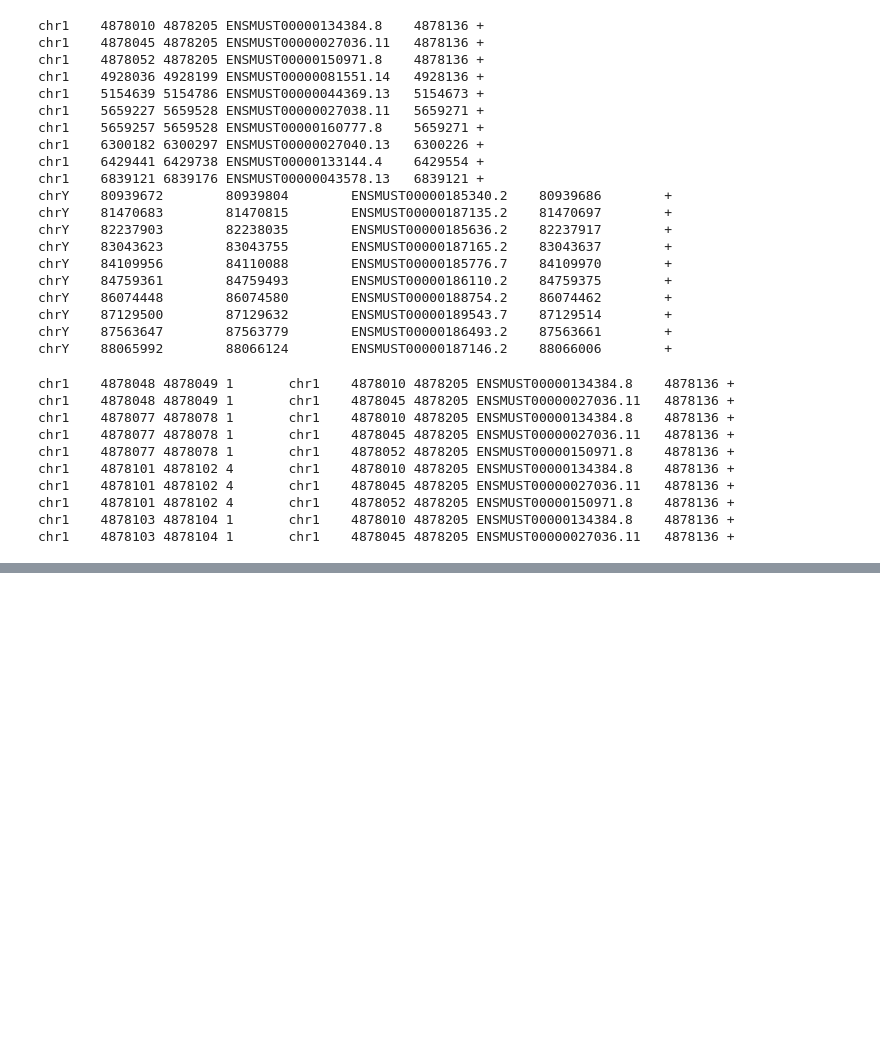
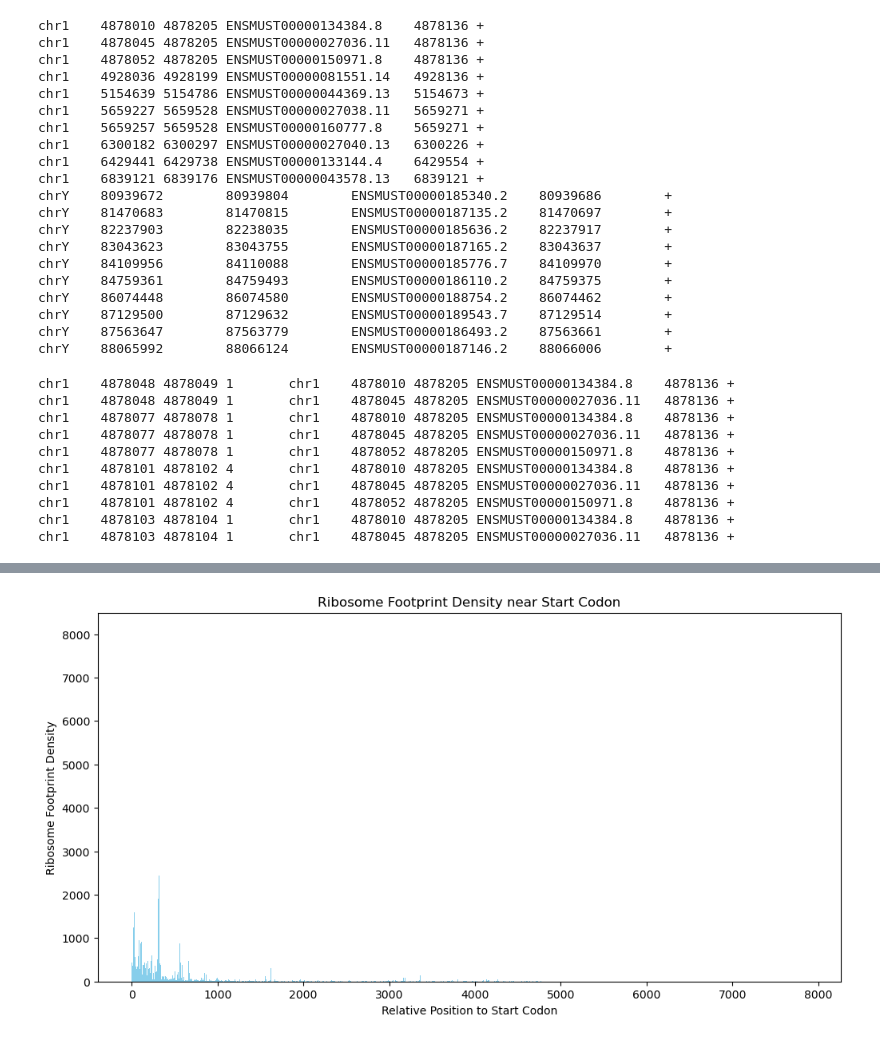
Before and after one commit to jieunlisa/My_project, a Jupyter notebook: mission2.ipynb, the cells around one changed output, grey strips where cells are left out. Cells and saved outputs as stored; diff of their text form; code cells hidden in the pictures; blank space fills up the shorter version.

Commit message:
add chunk

```diff
--- a/mission2.ipynb
+++ b/mission2.ipynb
@@ -90,0 +92,32 @@ KeyboardInterrupt:
+# %%
+import pandas as pd
+import matplotlib.pyplot as plt
+
+# 빈 리스트 선언 (모든 데이터를 하나로 합칠 리스트)
+relative_positions = []
+coverage_values = []
+
+# 데이터 청크 단위로 처리 (예: 한 번에 10000개 행)
+chunk_size = 10000
+
+# 파일을 청크 단위로 읽기
+for chunk in pd.read_csv("fivepcounts-filtered-RPF-siLuc.txt", sep="\t", header=None, chunksize=chunk_size):
+    # 컬럼 이름 지정
+    chunk.columns = ["chr", "start", "end", "coverage", "chr_anno", "start_anno", "end_anno", "transcript", "start_codon", "strand"]
+
+    # Start codon 위치 기준으로 상대 위치 계산
+    chunk["relative_position"] = chunk["start"] - chunk["start_anno"]
+
+    # 데이터를 리스트에 추가
+    relative_positions.extend(chunk["relative_position"].values)
+    coverage_values.extend(chunk["coverage"].values)
+
+# 그래프 그리기
+plt.figure(figsize=(12, 6))
+plt.bar(relative_positions, coverage_values, width=1, color="skyblue")
+plt.title("Ribosome Footprint Density near Start Codon")
+plt.xlabel("Relative Position to Start Codon")
+plt.ylabel("Ribosome Footprint Density")
+plt.show()
+# %% [output]
+[figure, added]
```
Also changed, not shown: parts of 1 cell of this notebook.
